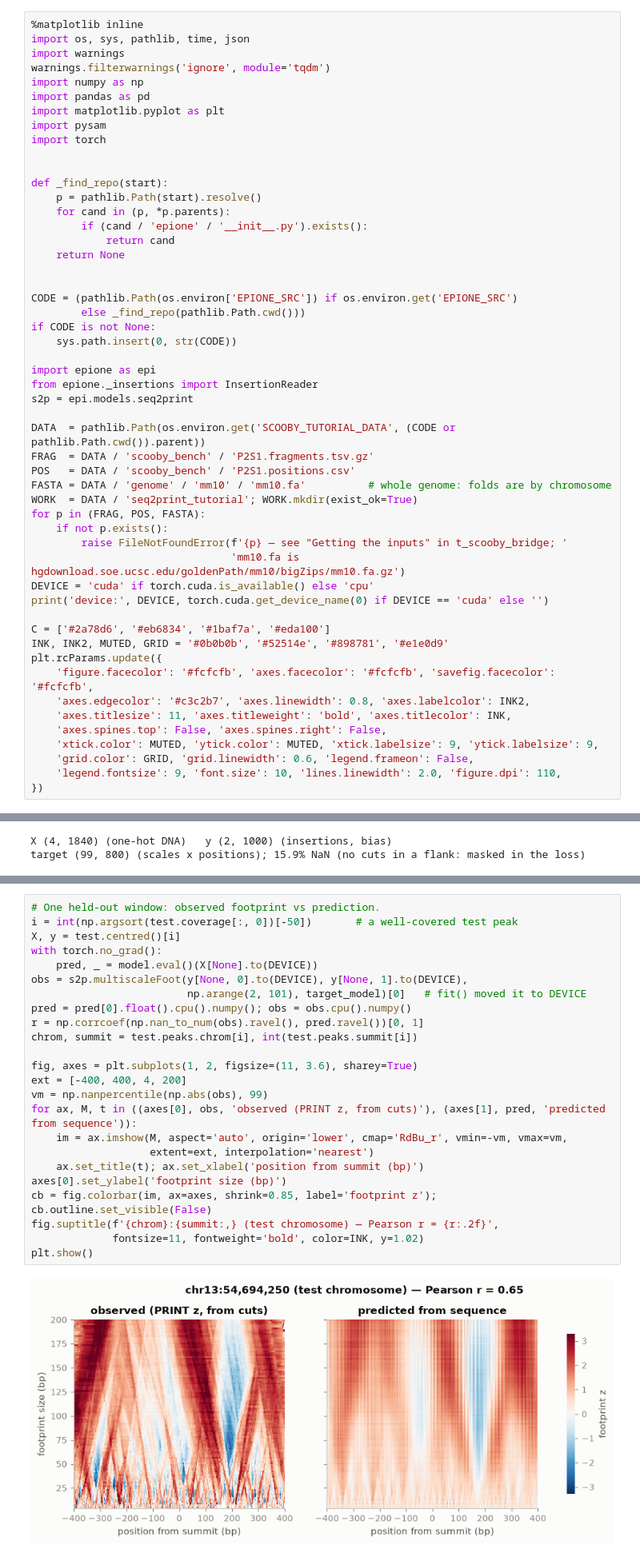
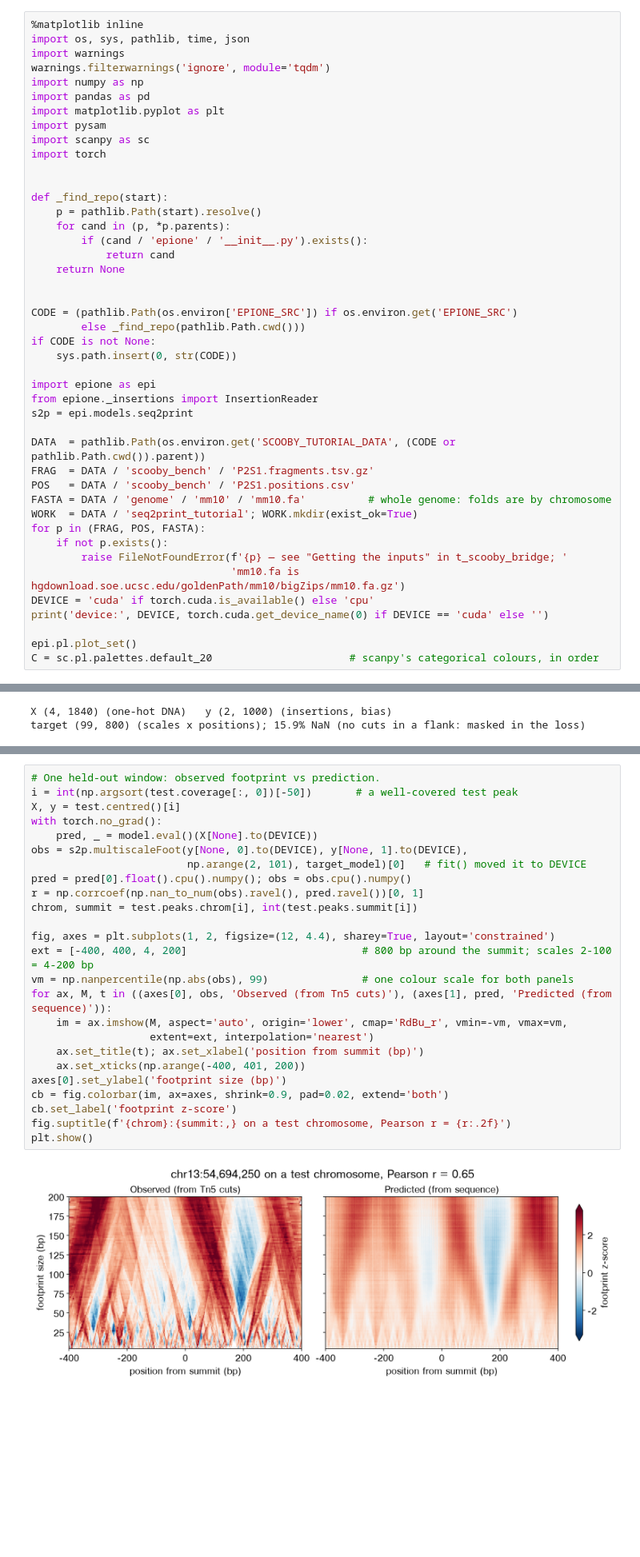
Before and after one commit to aristoteleo/epione, a Jupyter notebook: epione_guide/tutorials/single/t_seq2print.ipynb, the cells around one changed output, grey strips where cells are left out. Shown at 80% size. Saved outputs shown, nothing was run; the diff lists cells and outputs as text; blank space fills up the shorter version.

```diff
--- a/epione_guide/tutorials/single/t_seq2print.ipynb
+++ b/epione_guide/tutorials/single/t_seq2print.ipynb
@@ -46,6 +46,7 @@ import numpy as np
 import pandas as pd
 import matplotlib.pyplot as plt
 import pysam
+import scanpy as sc
 import torch
 
 
@@ -78,15 +79,6 @@ for p in (FRAG, POS, FASTA):
 DEVICE = 'cuda' if torch.cuda.is_available() else 'cpu'
 print('device:', DEVICE, torch.cuda.get_device_name(0) if DEVICE == 'cuda' else '')
 
-C = ['#2a78d6', '#eb6834', '#1baf7a', '#eda100']
-INK, INK2, MUTED, GRID = '#0b0b0b', '#52514e', '#898781', '#e1e0d9'
-plt.rcParams.update({
-    'figure.facecolor': '#fcfcfb', 'axes.facecolor': '#fcfcfb', 'savefig.facecolor': '#fcfcfb',
-    'axes.edgecolor': '#c3c2b7', 'axes.linewidth': 0.8, 'axes.labelcolor': INK2,
-    'axes.titlesize': 11, 'axes.titleweight': 'bold', 'axes.titlecolor': INK,
-    'axes.spines.top': False, 'axes.spines.right': False,
-    'xtick.color': MUTED, 'ytick.color': MUTED, 'xtick.labelsize': 9, 'ytick.labelsize': 9,
-    'grid.color': GRID, 'grid.linewidth': 0.6, 'legend.frameon': False,
-    'legend.fontsize': 9, 'font.size': 10, 'lines.linewidth': 2.0, 'figure.dpi': 110,
-})
+epi.pl.plot_set()
+C = sc.pl.palettes.default_20                      # scanpy's categorical colours, in order
 # %% [output]
@@ -278,29 +287,30 @@ dtype: float64
 # %%
 # One held-out window: observed footprint vs prediction.
 i = int(np.argsort(test.coverage[:, 0])[-50])       # a well-covered test peak
 X, y = test.centred()[i]
 with torch.no_grad():
     pred, _ = model.eval()(X[None].to(DEVICE))
 obs = s2p.multiscaleFoot(y[None, 0].to(DEVICE), y[None, 1].to(DEVICE),
                          np.arange(2, 101), target_model)[0]   # fit() moved it to DEVICE
 pred = pred[0].float().cpu().numpy(); obs = obs.cpu().numpy()
 r = np.corrcoef(np.nan_to_num(obs).ravel(), pred.ravel())[0, 1]
 chrom, summit = test.peaks.chrom[i], int(test.peaks.summit[i])
 
-fig, axes = plt.subplots(1, 2, figsize=(11, 3.6), sharey=True)
-ext = [-400, 400, 4, 200]
-vm = np.nanpercentile(np.abs(obs), 99)
-for ax, M, t in ((axes[0], obs, 'observed (PRINT z, from cuts)'), (axes[1], pred, 'predicted from sequence')):
+fig, axes = plt.subplots(1, 2, figsize=(12, 4.4), sharey=True, layout='constrained')
+ext = [-400, 400, 4, 200]                            # 800 bp around the summit; scales 2-100 = 4-200 bp
+vm = np.nanpercentile(np.abs(obs), 99)               # one colour scale for both panels
+for ax, M, t in ((axes[0], obs, 'Observed (from Tn5 cuts)'), (axes[1], pred, 'Predicted (from sequence)')):
     im = ax.imshow(M, aspect='auto', origin='lower', cmap='RdBu_r', vmin=-vm, vmax=vm,
                    extent=ext, interpolation='nearest')
     ax.set_title(t); ax.set_xlabel('position from summit (bp)')
+    ax.set_xticks(np.arange(-400, 401, 200))
 axes[0].set_ylabel('footprint size (bp)')
-cb = fig.colorbar(im, ax=axes, shrink=0.85, label='footprint z'); cb.outline.set_visible(False)
-fig.suptitle(f'{chrom}:{summit:,} (test chromosome) — Pearson r = {r:.2f}',
-             fontsize=11, fontweight='bold', color=INK, y=1.02)
+cb = fig.colorbar(im, ax=axes, shrink=0.9, pad=0.02, extend='both')
+cb.set_label('footprint z-score')
+fig.suptitle(f'{chrom}:{summit:,} on a test chromosome, Pearson r = {r:.2f}')
 plt.show()
 # %% [output]
-[figure, old version]
+[figure, new version]
 # %%
 # Coverage head across all test windows
 loader = torch.utils.data.DataLoader(test.centred(), batch_size=128)
```
Also changed, not shown: parts of 11 cells of this notebook, 1 other file.
